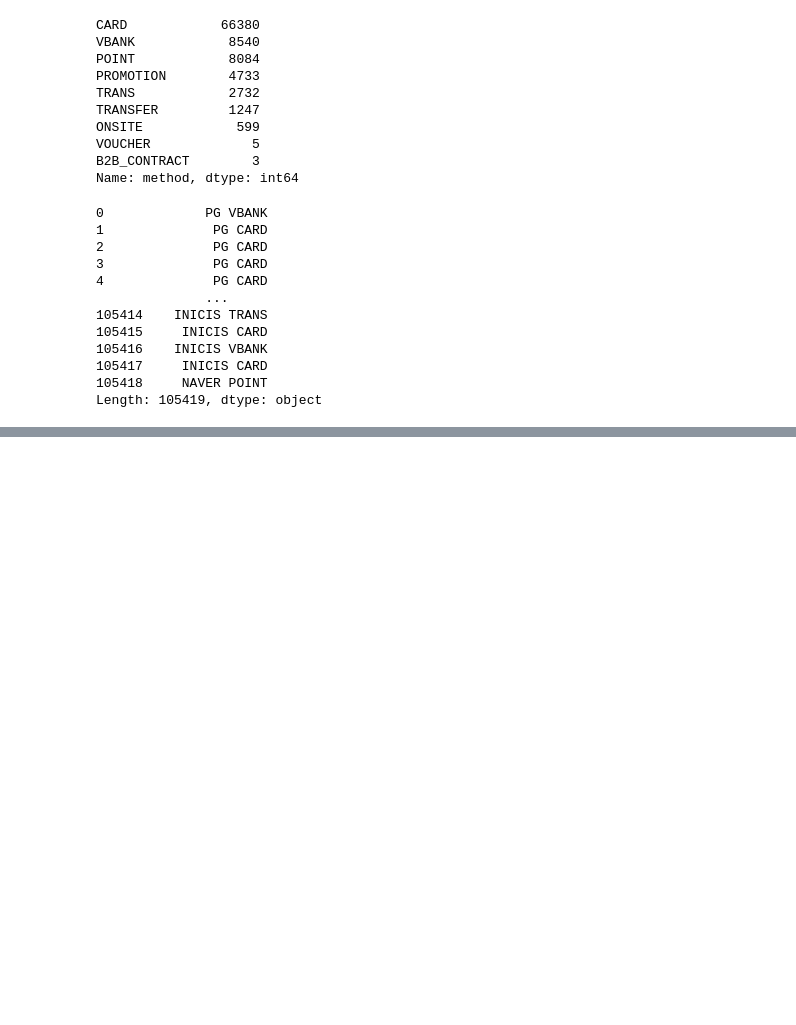
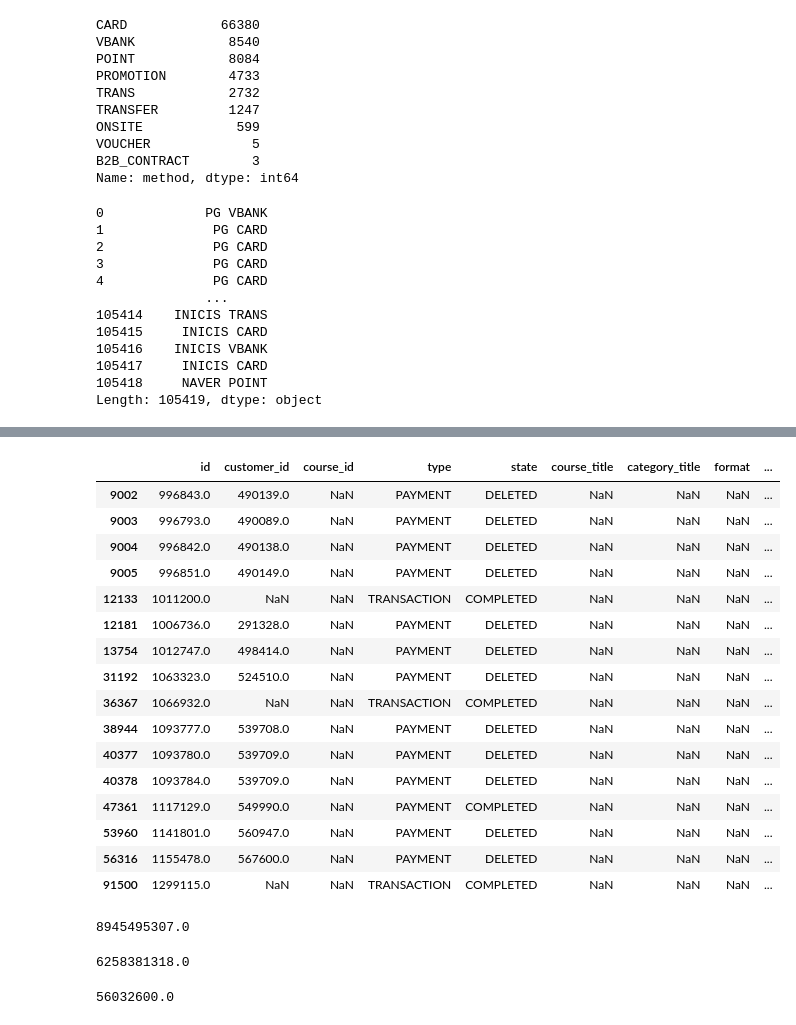
Before and after one commit to yd-online3/fc_miniproject, a Jupyter notebook: fc_mini_이성혁.ipynb, the cells around one changed output, grey strips where cells are left out. Drawn from its saved outputs; the diff is of its cells as text; code cells hidden in the pictures; blank space fills up the shorter version.

Commit message:
feat: Mini_project by LSH
Cleaning data

```diff
--- a/fc_mini_이성혁.ipynb
+++ b/fc_mini_이성혁.ipynb
@@ -185,0 +298,32 @@ Name: payment_data, dtype: int64
+# %%
+payment_data[payment_data['format'].isna()]
+# %% [output]
+|  | id | customer_id | course_id | type | state | course_title | category_title | format | ... |
+| 9002 | 996843.0 | 490139.0 | NaN | PAYMENT | DELETED | NaN | NaN | NaN | ... |
+| 9003 | 996793.0 | 490089.0 | NaN | PAYMENT | DELETED | NaN | NaN | NaN | ... |
+| 9004 | 996842.0 | 490138.0 | NaN | PAYMENT | DELETED | NaN | NaN | NaN | ... |
+| 9005 | 996851.0 | 490149.0 | NaN | PAYMENT | DELETED | NaN | NaN | NaN | ... |
+| 12133 | 1011200.0 | NaN | NaN | TRANSACTION | COMPLETED | NaN | NaN | NaN | ... |
+| 12181 | 1006736.0 | 291328.0 | NaN | PAYMENT | DELETED | NaN | NaN | NaN | ... |
+| 13754 | 1012747.0 | 498414.0 | NaN | PAYMENT | DELETED | NaN | NaN | NaN | ... |
+| 31192 | 1063323.0 | 524510.0 | NaN | PAYMENT | DELETED | NaN | NaN | NaN | ... |
+| 36367 | 1066932.0 | NaN | NaN | TRANSACTION | COMPLETED | NaN | NaN | NaN | ... |
+| 38944 | 1093777.0 | 539708.0 | NaN | PAYMENT | DELETED | NaN | NaN | NaN | ... |
+| 40377 | 1093780.0 | 539709.0 | NaN | PAYMENT | DELETED | NaN | NaN | NaN | ... |
+| 40378 | 1093784.0 | 539709.0 | NaN | PAYMENT | DELETED | NaN | NaN | NaN | ... |
+| 47361 | 1117129.0 | 549990.0 | NaN | PAYMENT | COMPLETED | NaN | NaN | NaN | ... |
+| 53960 | 1141801.0 | 560947.0 | NaN | PAYMENT | DELETED | NaN | NaN | NaN | ... |
+| 56316 | 1155478.0 | 567600.0 | NaN | PAYMENT | DELETED | NaN | NaN | NaN | ... |
+| 91500 | 1299115.0 | NaN | NaN | TRANSACTION | COMPLETED | NaN | NaN | NaN | ... |
+# %%
+payment_data[payment_data['state'] == 'COMPLETED']['transaction_amount'].sum()
+# %% [output]
+8945495307.0
+# %%
+payment_data[payment_data['state'] == 'CANCELLED']['transaction_amount'].sum()
+# %% [output]
+6258381318.0
+# %%
+payment_data[payment_data['state'] == 'DELETED']['transaction_amount'].sum()
+# %% [output]
+56032600.0
```
Also changed, not shown: parts of 18 cells of this notebook.
